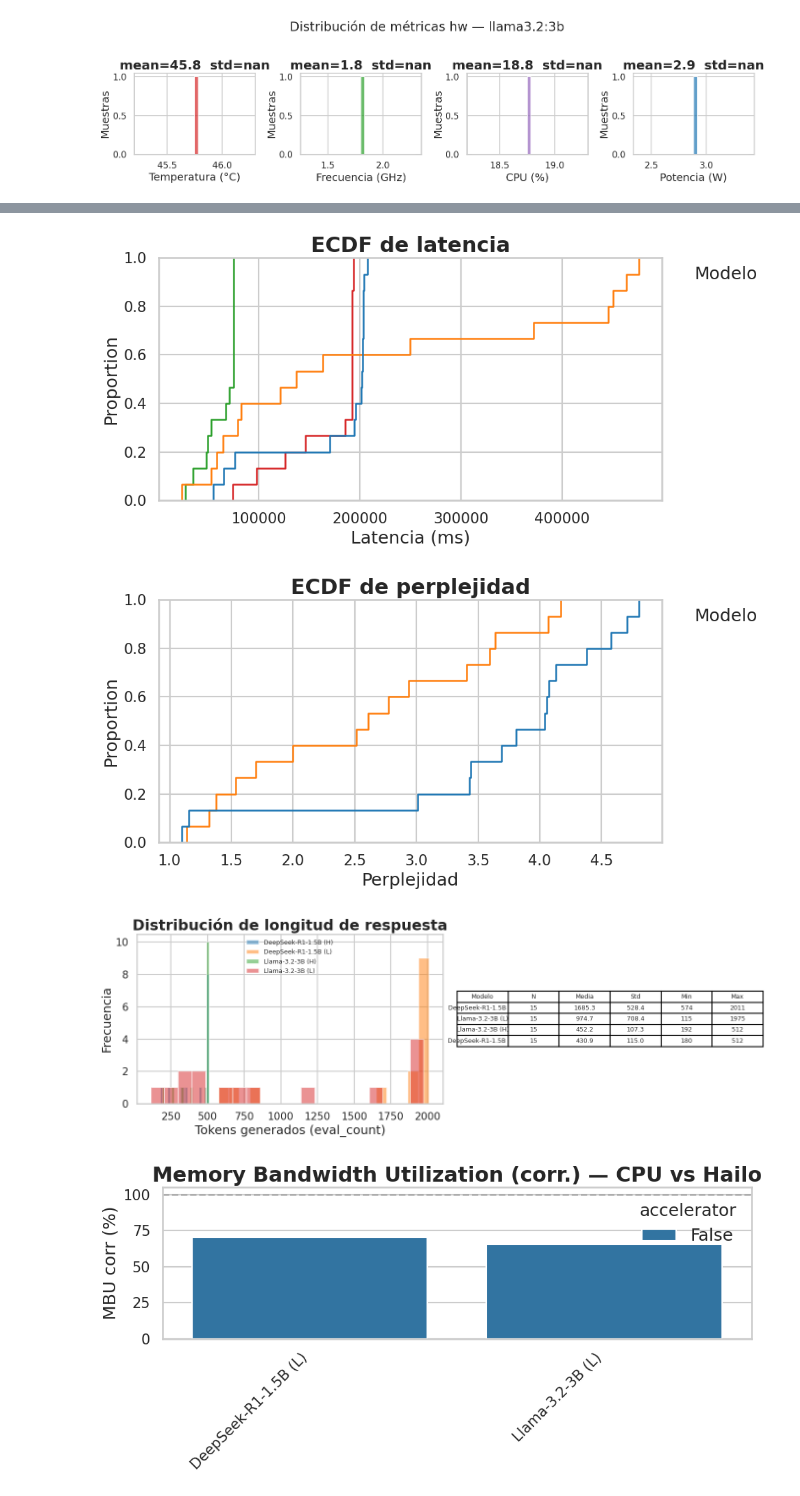
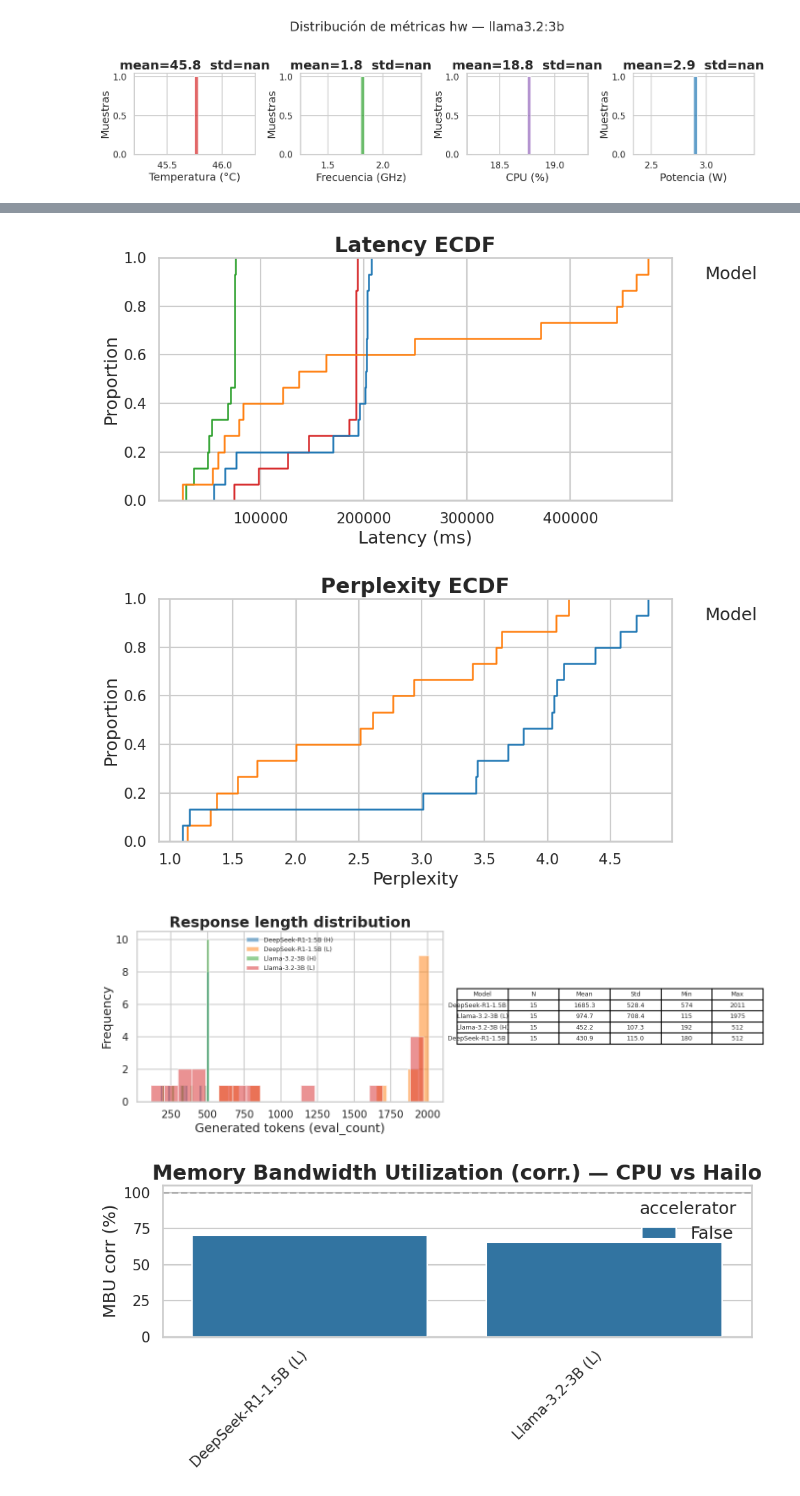
Before and after one commit to TFG-yisuscc/MonitorSystemVisualizer, a Jupyter notebook: notebooks/11_E5_hailo.ipynb, the cells around one changed output, grey strips where cells are left out. Cells and saved outputs as stored; diff of their text form; code cells hidden in the pictures.

```diff
--- a/notebooks/11_E5_hailo.ipynb
+++ b/notebooks/11_E5_hailo.ipynb
@@ -549,5 +549,5 @@ else:
 # %%
-# Swap por modelo (small multiples)
+# Swap by model (small multiples)
 _run_ids = ex["run_id"].tolist() if "run_id" in ex.columns else []
 hw_ex = hw_full[hw_full["run_id"].isin(_run_ids)] if "run_id" in hw_full.columns else pd.DataFrame()
 
@@ -560,22 +560,22 @@ if not hw_ex.empty:
     for ax, model in zip(axes, models):
         hw_m = hw_ex[hw_ex["model_label"] == model]
         if hw_m.empty:
-            ax.text(0.5, 0.5, f"{model}\nSin datos", ha="center", va="center",
+            ax.text(0.5, 0.5, f"{model}\nNo data", ha="center", va="center",
                     transform=ax.transAxes)
             ax.set_axis_off()
             continue
         for rid in hw_m["run_id"].unique():
             sub = hw_m[hw_m["run_id"] == rid].sort_values("t_rel_s")
             ax.plot(sub["t_rel_s"].values, sub["swap_pct"].values, alpha=0.6, linewidth=1)
-        ax.set_xlabel("Tiempo (s)")
+        ax.set_xlabel("Time (s)")
         ax.set_ylabel("Swap (%)")
         ax.set_title(model, fontweight="bold")
         ax.grid(True, alpha=0.3)
     for ax in axes[len(models):]:
         ax.set_visible(False)
-    fig.suptitle("Uso de swap por modelo", fontsize=13, y=1.01)
+    fig.suptitle("Swap usage by model", fontsize=13, y=1.01)
     fig.tight_layout()
     plt.show()
 else:
-    print("Sin datos de hardware para swap")
+    print("No hardware data for swap")
 # %% [output]
@@ -688,5 +688,5 @@ else:
 # %%
-# Métricas de inferencia por modelo
+# Inference metrics by model
 def _plot_metric(df, metric, ylabel, title, unit_divisor=1.0, unit_label="", order=None):
     data = df.dropna(subset=[metric]).copy()
     data["_val"] = data[metric] / unit_divisor
@@ -719,18 +719,18 @@ pm_valid = (pm_full[
 ].copy() if "run_id" in pm_full.columns else pd.DataFrame())
 
 if not pm_valid.empty:
-    _plot_metric(pm_valid, "tokens_per_second", "tokens/s", "Throughput por modelo",
+    _plot_metric(pm_valid, "tokens_per_second", "tokens/s", "Throughput by model",
                  unit_label="tokens/s")
-    _plot_metric(pm_valid, "words_per_second", "palabras/s", "Palabras por segundo",
-                 unit_label="palabras/s")
-    _plot_metric(pm_valid, "latency_ms", "ms", "Latencia total por prompt",
+    _plot_metric(pm_valid, "words_per_second", "words/s", "Words per second",
+                 unit_label="words/s")
+    _plot_metric(pm_valid, "latency_ms", "ms", "Total latency per prompt",
                  unit_divisor=1000, unit_label="s")
-    _plot_metric(pm_valid, "time_to_first_token_ms", "ms", "TTFT por prompt",
+    _plot_metric(pm_valid, "time_to_first_token_ms", "ms", "TTFT per prompt",
                  unit_label="ms")
     ppl_valid = pm_valid.dropna(subset=["perplexity"])
     if not ppl_valid.empty:
-        _plot_metric(ppl_valid, "perplexity", "", "Perplejidad por prompt",
+        _plot_metric(ppl_valid, "perplexity", "", "Perplexity per prompt",
                      unit_label="PPL")
 else:
-    print("Sin datos de inferencia")
+    print("No inference data")
 # %% [output]
@@ -742,37 +742,37 @@ else:
 # %%
-# ECDFs de latencia y perplejidad
+# ECDFs of latency and perplexity
 _run_ids_pm = ex["run_id"].tolist() if "run_id" in ex.columns else []
 pm_valid = (pm_full[
     (pm_full["run_id"].isin(_run_ids_pm)) &
     (~pm_full["is_empty_generation"]) &
     (pm_full["latency_ms"] > 0)
 ].copy() if "run_id" in pm_full.columns else pd.DataFrame())
 
 if not pm_valid.empty:
     fig, ax = plt.subplots(figsize=(10, 5))
     sns.ecdfplot(data=pm_valid, x="latency_ms", hue="model_label", ax=ax)
-    ax.set_title("ECDF de latencia")
-    ax.set_xlabel("Latencia (ms)")
-    ax.legend(title="Modelo", bbox_to_anchor=(1.05, 1), loc="upper left", fontsize=9)
+    ax.set_title("Latency ECDF")
+    ax.set_xlabel("Latency (ms)")
+    ax.legend(title="Model", bbox_to_anchor=(1.05, 1), loc="upper left", fontsize=9)
     fig.tight_layout()
     plt.show()
 
     ppl_valid = pm_valid.dropna(subset=["perplexity"])
     if not ppl_valid.empty:
         fig, ax = plt.subplots(figsize=(10, 5))
         sns.ecdfplot(data=ppl_valid, x="perplexity", hue="model_label", ax=ax)
-        ax.set_title("ECDF de perplejidad")
-        ax.set_xlabel("Perplejidad")
-        ax.legend(title="Modelo", bbox_to_anchor=(1.05, 1), loc="upper left", fontsize=9)
+        ax.set_title("Perplexity ECDF")
+        ax.set_xlabel("Perplexity")
+        ax.legend(title="Model", bbox_to_anchor=(1.05, 1), loc="upper left", fontsize=9)
         fig.tight_layout()
         plt.show()
 else:
-    print("Sin datos para ECDFs")
+    print("No data for ECDFs")
 # %% [output]
-[figure, old version]
+[figure, new version]
-[figure, old version]
+[figure, new version]
 # %%
-# Distribución de longitud de respuesta
+# Response length distribution
 _run_ids_pm = ex["run_id"].tolist() if "run_id" in ex.columns else []
 pm_valid = (pm_full[
     (pm_full["run_id"].isin(_run_ids_pm)) &
@@ -785,15 +785,15 @@ if not pm_valid.empty:
     for model in sorted(pm_valid["model_label"].unique()):
         sub = pm_valid[pm_valid["model_label"] == model]
         axes[0].hist(sub["eval_count"], bins=20, alpha=0.5, label=model)
-    axes[0].set_xlabel("Tokens generados (eval_count)")
-    axes[0].set_ylabel("Frecuencia")
-    axes[0].set_title("Distribución de longitud de respuesta")
+    axes[0].set_xlabel("Generated tokens (eval_count)")
+    axes[0].set_ylabel("Frequency")
+    axes[0].set_title("Response length distribution")
     axes[0].legend(fontsize=9)
     summary_resp = pm_valid.groupby("model_label")["eval_count"].agg(
         count="count", mean="mean", std="std", min="min", max="max"
     ).round(1).sort_values("mean", ascending=False)
     axes[1].axis("off")
-    table_data = [["Modelo", "N", "Media", "Std", "Min", "Max"]]
+    table_data = [["Model", "N", "Mean", "Std", "Min", "Max"]]
     for idx, row in summary_resp.iterrows():
         table_data.append([idx, int(row["count"]), f"{row['mean']:.1f}",
                            f"{row['std']:.1f}", f"{row['min']:.0f}", f"{row['max']:.0f}"])
@@ -804,7 +804,7 @@ if not pm_valid.empty:
     fig.tight_layout()
     plt.show()
 else:
-    print("Sin datos para distribución de longitud de respuesta")
+    print("No data for response length distribution")
 # %% [output]
-[figure, old version]
+[figure, new version]
 # %%
```
Also changed, not shown: parts of 29 cells of this notebook, 8 other files.
